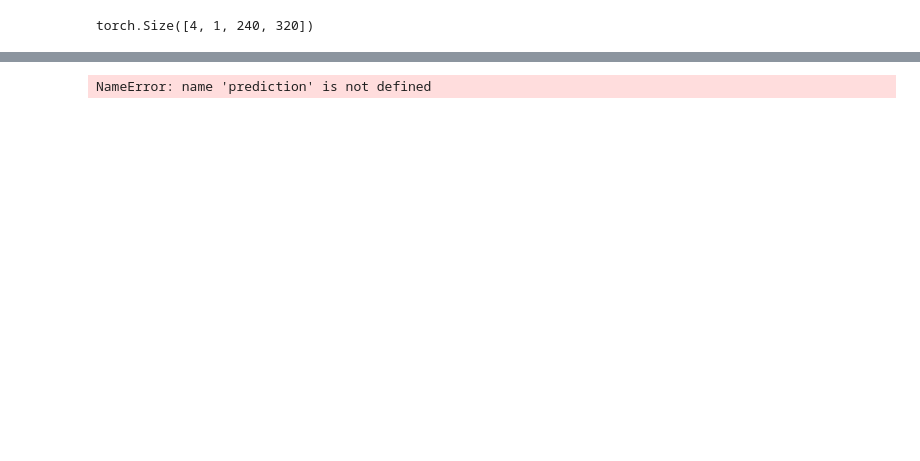
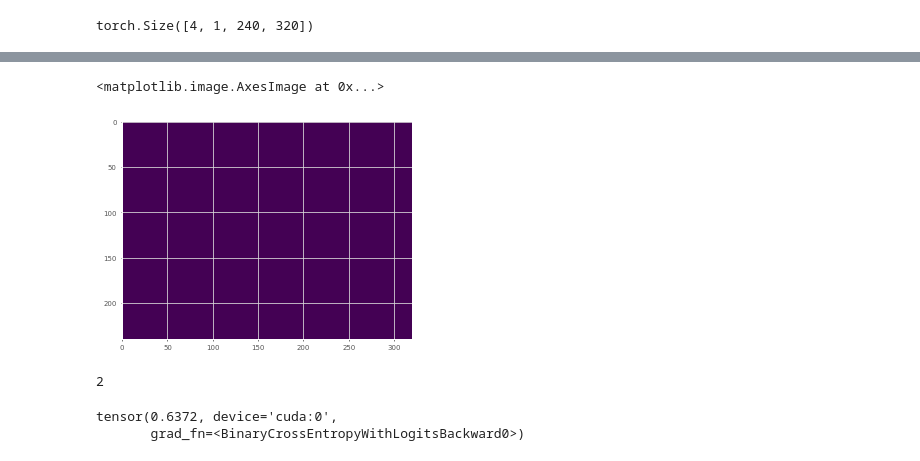
Before and after one commit to jingpeilu/CtRNet-robot-pose-estimation, a Jupyter notebook: pretrain/dev.ipynb, the cells around one changed output, grey strips where cells are left out. Saved outputs shown, nothing was run; the diff lists cells and outputs as text; code cells hidden in the pictures; blank space fills up the shorter version.

Commit message:
heatmap loss works for pretraining

```diff
--- a/pretrain/dev.ipynb
+++ b/pretrain/dev.ipynb
@@ -182,6 +182,6 @@ if args.use_gpu:
 
 img, joint_angle, base_to_cam = data
 # %%
-points_2d, segmentation = keypoint_seg_predictor(img)
-points_2d.shape
+heatmap, segmentation = keypoint_seg_predictor(img)
+heatmap.shape
 # %% [output]
@@ -285,0 +254,3 @@ tensor(2535.4097, device='cuda:0', grad_fn=<MseLossBackward0>)
+# %%
+points_2d_gt_batch[0,0] = points_2d_gt_batch[0,0] - 500
+points_2d_gt_batch[0,0]
@@ -285,0 +259,4 @@ tensor(2535.4097, device='cuda:0', grad_fn=<MseLossBackward0>)
+# %%
+from heatmap import GaussianHeatmapLoss
+heatmap_loss = GaussianHeatmapLoss()
+heatmap_loss.cuda()
@@ -285,0 +265,2 @@ tensor(2535.4097, device='cuda:0', grad_fn=<MseLossBackward0>)
+# %%
+loss, target_heatmap = heatmap_loss(heatmap, points_2d_gt_batch)
@@ -286,6 +277,16 @@ tensor(2535.4097, device='cuda:0', grad_fn=<MseLossBackward0>)
+# %%
+plt.imshow(to_numpy_img(target_heatmap[0,0]))
+# %% [output]
+<matplotlib.image.AxesImage at 0x...>
+[figure, added]
+# %%
+len(target_heatmap[0,0].shape)
+# %% [output]
+2
 # %%
 criterionBCE = torch.nn.BCEWithLogitsLoss()
-loss_bce = criterionBCE(prediction.squeeze(1), rendered_image[..., 3].clone().detach())
-loss_bce
+
+criterionBCE(segmentation.squeeze(), mask_batch)
 # %% [output]
-NameError: name 'prediction' is not defined
+tensor(0.6372, device='cuda:0',
+       grad_fn=<BinaryCrossEntropyWithLogitsBackward0>)
```
Also changed, not shown: parts of 13 cells of this notebook, 4 other files.
